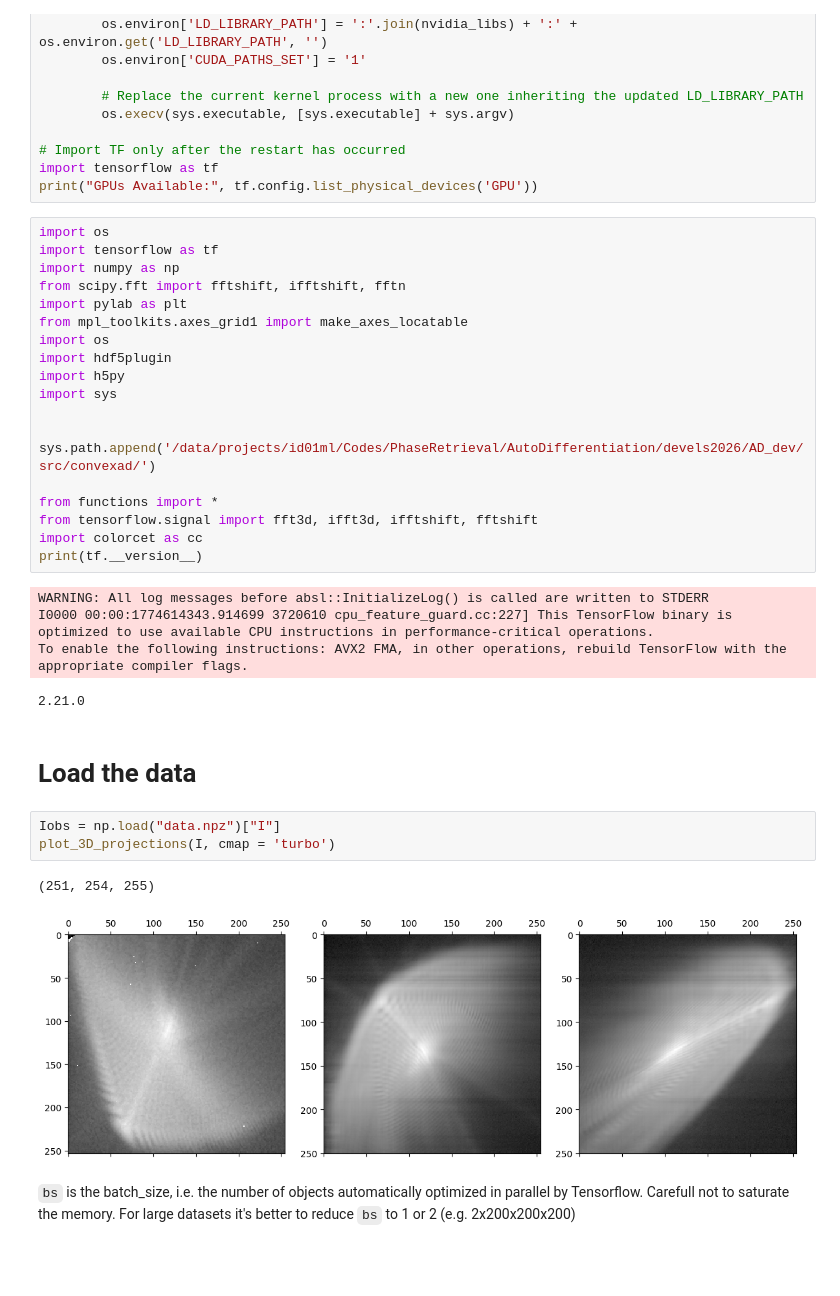
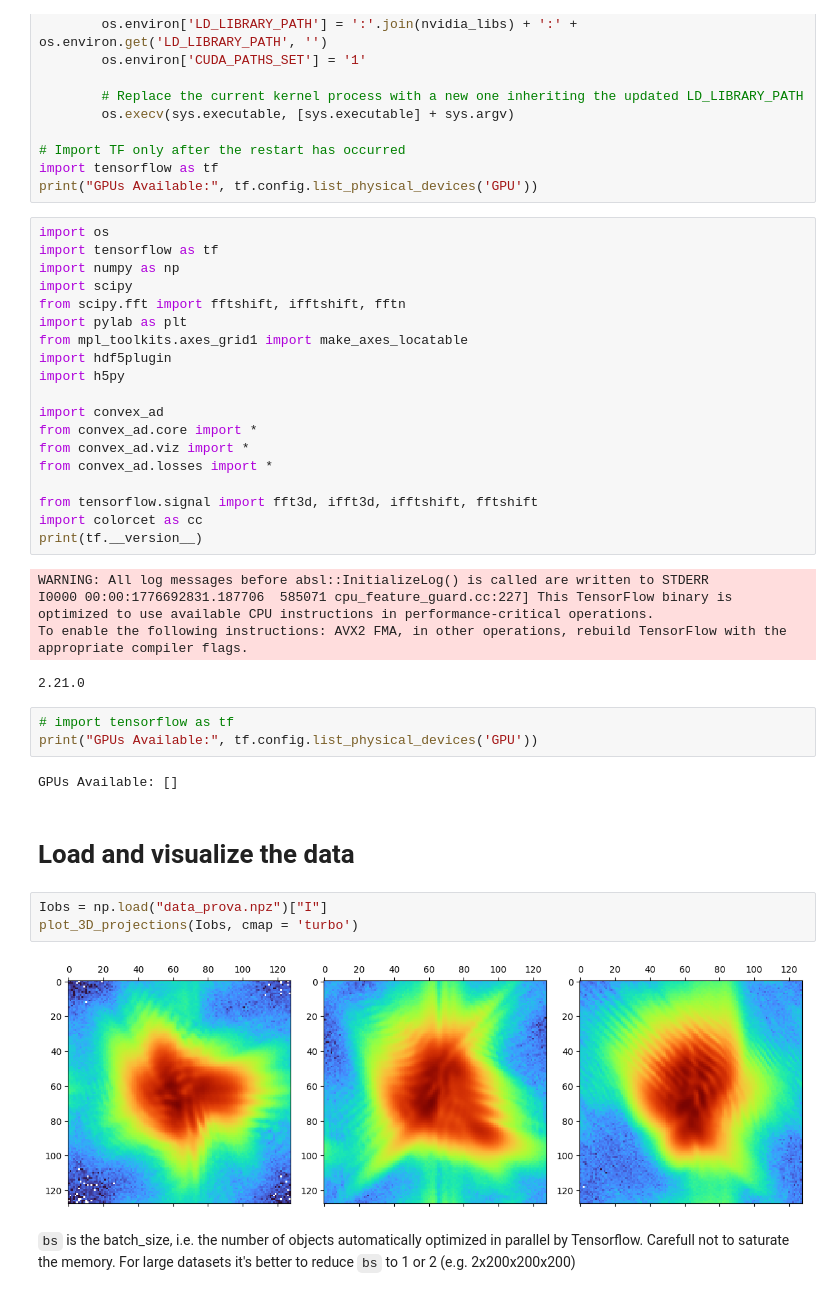
Before and after one commit to matteomasto/convex-ad, a Jupyter notebook: notebooks/demo.ipynb, the cells around one changed output. Cells and saved outputs as stored; diff of their text form; blank space fills up the shorter version.

```diff
--- a/notebooks/demo.ipynb
+++ b/notebooks/demo.ipynb
@@ -26,34 +26,38 @@ print("GPUs Available:", tf.config.list_physical_devices('GPU'))
 import os
 import tensorflow as tf
 import numpy as np
+import scipy
 from scipy.fft import fftshift, ifftshift, fftn
 import pylab as plt
 from mpl_toolkits.axes_grid1 import make_axes_locatable
-import os
 import hdf5plugin
 import h5py
-import sys
 
+import convex_ad
+from convex_ad.core import *
+from convex_ad.viz import *
+from convex_ad.losses import *
 
-sys.path.append('/data/projects/id01ml/Codes/PhaseRetrieval/AutoDifferentiation/devels2026/AD_dev/src/convexad/')
-
-from functions import *
 from tensorflow.signal import fft3d, ifft3d, ifftshift, fftshift
 import colorcet as cc
 print(tf.__version__)
 # %% [output]
 WARNING: All log messages before absl::InitializeLog() is called are written to STDERR
-I0000 00:00:1774614343.914699 3720610 cpu_feature_guard.cc:227] This TensorFlow binary is optimized to use available CPU instructions in performance-critical operations.
+I0000 00:00:1776692831.187706  585071 cpu_feature_guard.cc:227] This TensorFlow binary is optimized to use available CPU instructions in performance-critical operations.
 To enable the following instructions: AVX2 FMA, in other operations, rebuild TensorFlow with the appropriate compiler flags.
 2.21.0
+# %%
+# import tensorflow as tf
+print("GPUs Available:", tf.config.list_physical_devices('GPU'))
+# %% [output]
+GPUs Available: []
 # %% [markdown]
-# Load the data
+# Load and visualize the data
 # %%
-Iobs = np.load("data.npz")["I"]
-plot_3D_projections(I, cmap = 'turbo')
+Iobs = np.load("data_prova.npz")["I"]
+plot_3D_projections(Iobs, cmap = 'turbo')
 # %% [output]
-(251, 254, 255)
-[figure, old version]
+[figure, new version]
 # %% [markdown]
 `bs` is the batch_size, i.e. the number of objects automatically optimized in parallel by Tensorflow. Carefull not to saturate the memory. For large datasets it's better to reduce `bs` to 1 or 2 (e.g. 2x200x200x200)
 # %% [markdown]
```
Also changed, not shown: parts of 19 cells of this notebook, 23 other files.
